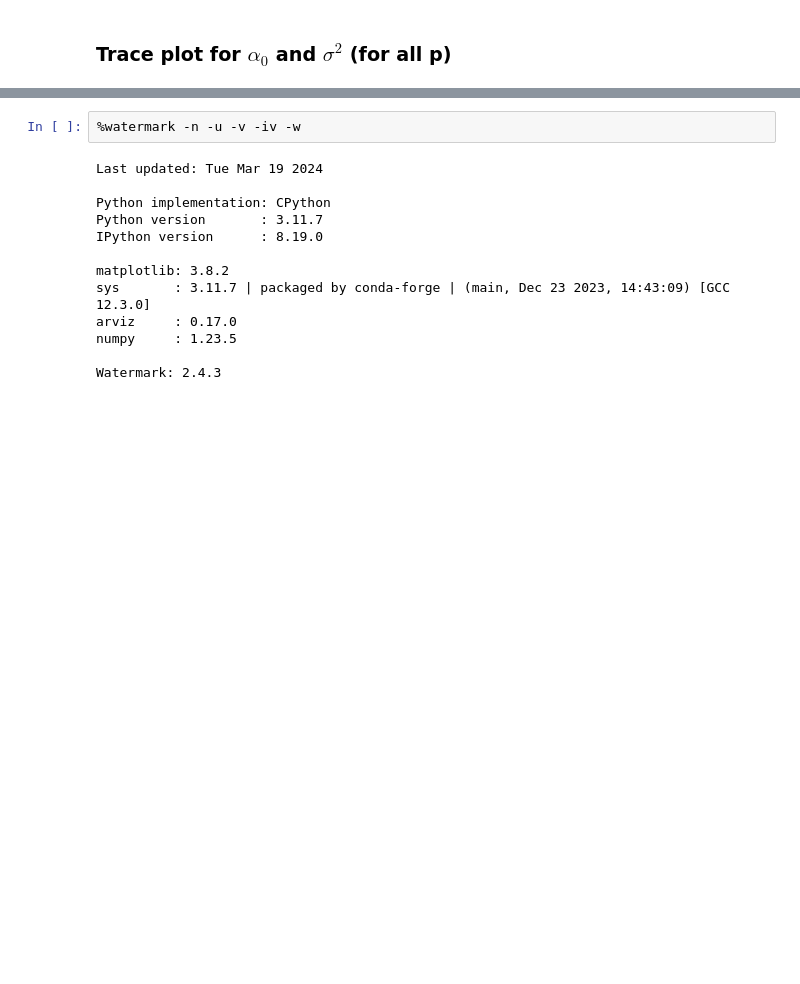
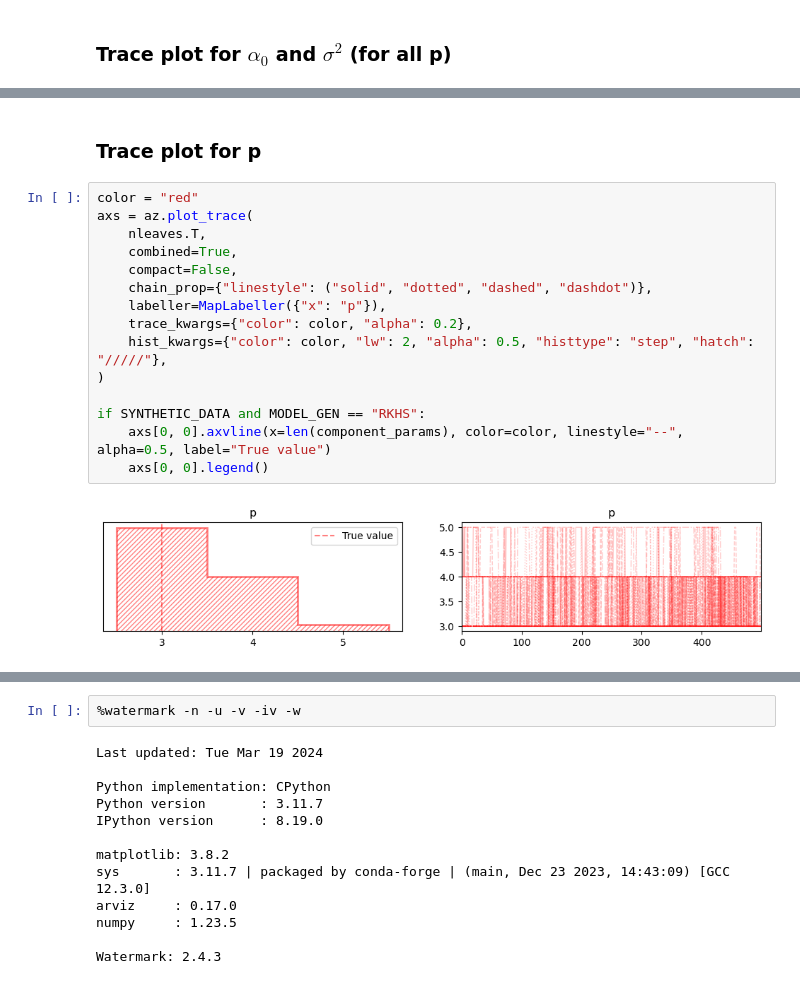
Before and after one commit to antcc/rk-bfr-jump, a Jupyter notebook: linear_regression.ipynb, the cells around one changed output, grey strips where cells are left out. Saved outputs shown, nothing was run; the diff lists cells and outputs as text; blank space fills up the shorter version.

```diff
--- a/linear_regression.ipynb
+++ b/linear_regression.ipynb
@@ -1162 +1170,20 @@ plot_trace(
+# %% [markdown]
+### Trace plot for p
+# %%
+color = "red"
+axs = az.plot_trace(
+    nleaves.T,
+    combined=True,
+    compact=False,
+    chain_prop={"linestyle": ("solid", "dotted", "dashed", "dashdot")},
+    labeller=MapLabeller({"x": "p"}),
+    trace_kwargs={"color": color, "alpha": 0.2},
+    hist_kwargs={"color": color, "lw": 2, "alpha": 0.5, "histtype": "step", "hatch": "/////"},
+)
+
+if SYNTHETIC_DATA and MODEL_GEN == "RKHS":
+    axs[0, 0].axvline(x=len(component_params), color=color, linestyle="--", alpha=0.5, label="True value")
+    axs[0, 0].legend()
+# %% [output]
+[figure, added]
 # %% [markdown]
```
Also changed, not shown: parts of 38 cells of this notebook.
